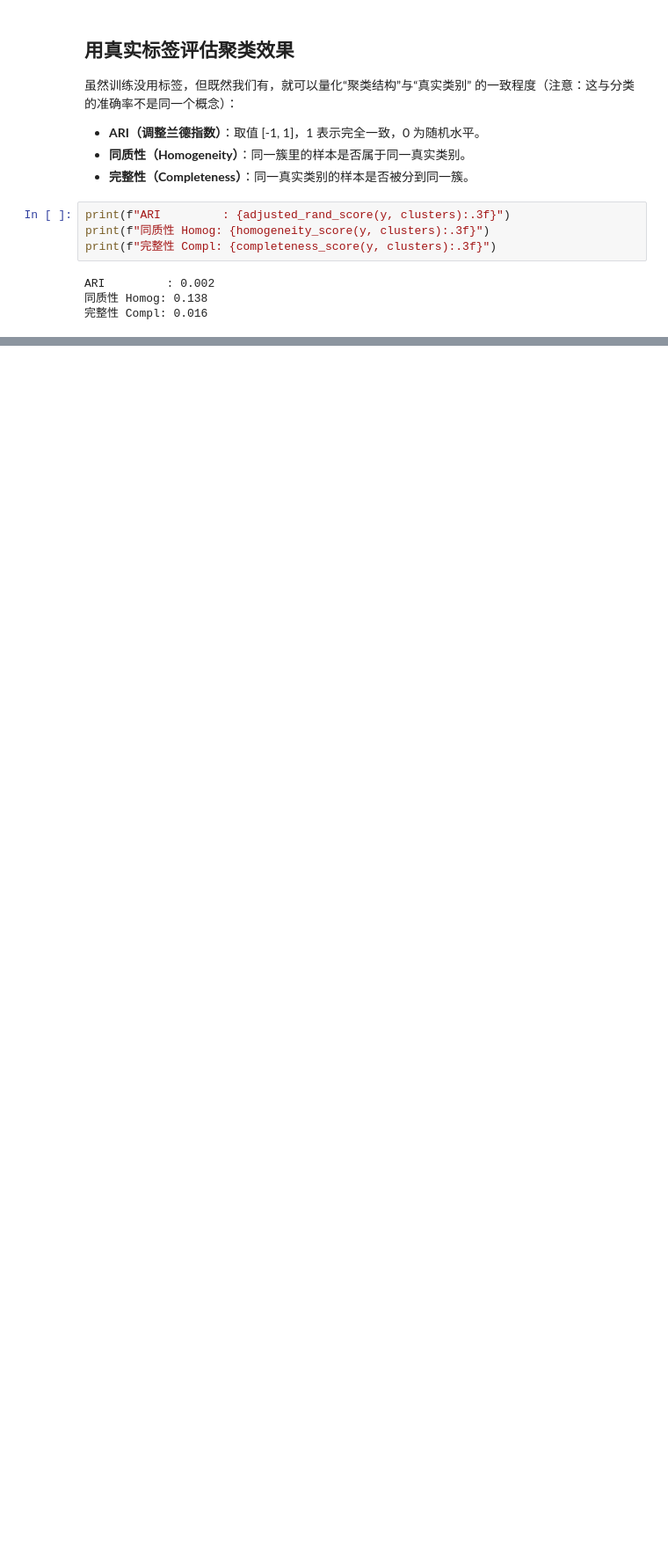
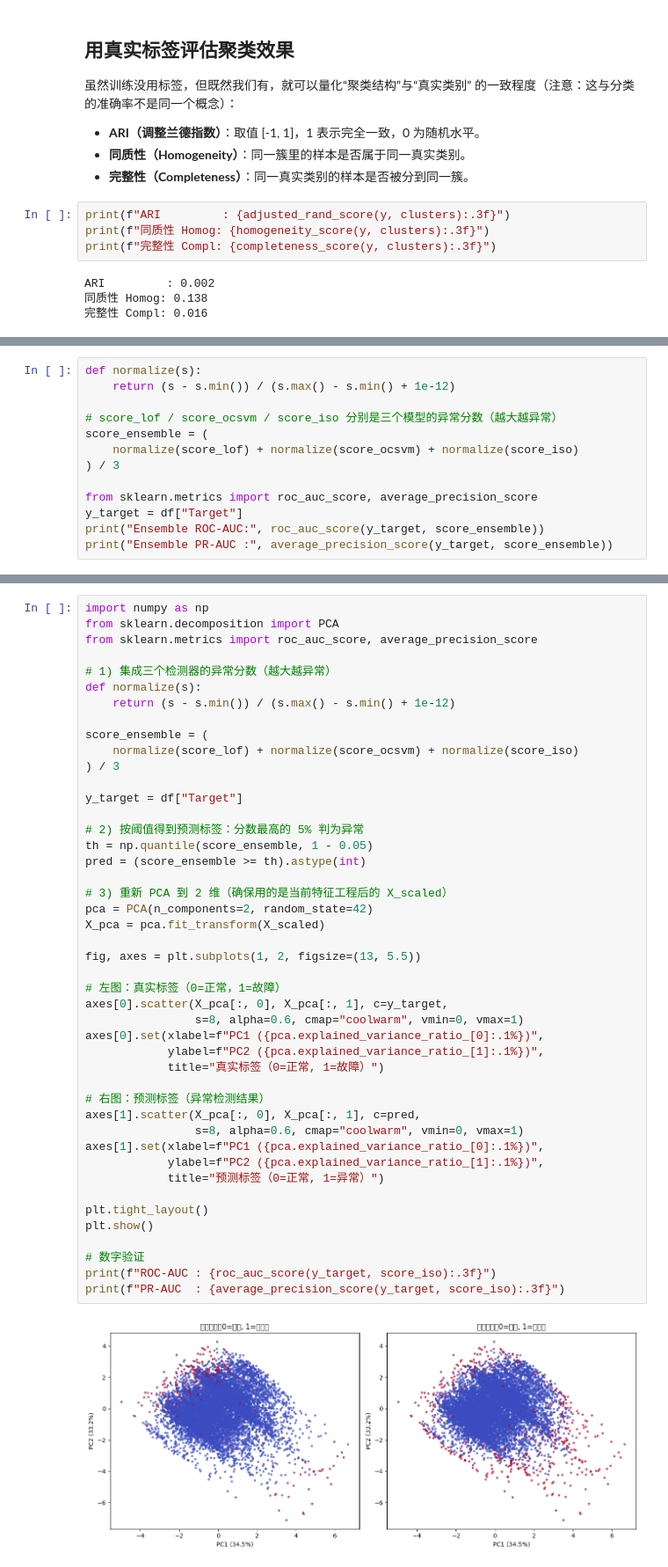
Before and after one commit to Ahao6666/MachineLearning_Notes, a Jupyter notebook: Python Guidance/day76-90/predictive_maintenance_Unsupervised.ipynb, the cells around one changed output, grey strips where cells are left out. Shown at 88% size. Cells and saved outputs as stored; diff of their text form; blank space fills up the shorter version.

```diff
--- a/Python Guidance/day76-90/predictive_maintenance_Unsupervised.ipynb
+++ b/Python Guidance/day76-90/predictive_maintenance_Unsupervised.ipynb
@@ -167,0 +311,13 @@ Tool Wear Failure         0.200  0.378  0.000  0.000  0.133  0.289
+# %%
+def normalize(s):
+    return (s - s.min()) / (s.max() - s.min() + 1e-12)
+
+# score_lof / score_ocsvm / score_iso 分别是三个模型的异常分数（越大越异常）
+score_ensemble = (
+    normalize(score_lof) + normalize(score_ocsvm) + normalize(score_iso)
+) / 3
+
+from sklearn.metrics import roc_auc_score, average_precision_score
+y_target = df["Target"]
+print("Ensemble ROC-AUC:", roc_auc_score(y_target, score_ensemble))
+print("Ensemble PR-AUC :", average_precision_score(y_target, score_ensemble))
@@ -167,0 +327,47 @@ Tool Wear Failure         0.200  0.378  0.000  0.000  0.133  0.289
+# %%
+import numpy as np
+from sklearn.decomposition import PCA
+from sklearn.metrics import roc_auc_score, average_precision_score
+
+# 1) 集成三个检测器的异常分数（越大越异常）
+def normalize(s):
+    return (s - s.min()) / (s.max() - s.min() + 1e-12)
+
+score_ensemble = (
+    normalize(score_lof) + normalize(score_ocsvm) + normalize(score_iso)
+) / 3
+
+y_target = df["Target"]
+
+# 2) 按阈值得到预测标签：分数最高的 5% 判为异常
+th = np.quantile(score_ensemble, 1 - 0.05)
+pred = (score_ensemble >= th).astype(int)
+
+# 3) 重新 PCA 到 2 维（确保用的是当前特征工程后的 X_scaled）
+pca = PCA(n_components=2, random_state=42)
+X_pca = pca.fit_transform(X_scaled)
+
+fig, axes = plt.subplots(1, 2, figsize=(13, 5.5))
+
+# 左图：真实标签（0=正常，1=故障）
+axes[0].scatter(X_pca[:, 0], X_pca[:, 1], c=y_target,
+                s=8, alpha=0.6, cmap="coolwarm", vmin=0, vmax=1)
+axes[0].set(xlabel=f"PC1 ({pca.explained_variance_ratio_[0]:.1%})",
+            ylabel=f"PC2 ({pca.explained_variance_ratio_[1]:.1%})",
+            title="真实标签（0=正常, 1=故障）")
+
+# 右图：预测标签（异常检测结果）
+axes[1].scatter(X_pca[:, 0], X_pca[:, 1], c=pred,
+                s=8, alpha=0.6, cmap="coolwarm", vmin=0, vmax=1)
+axes[1].set(xlabel=f"PC1 ({pca.explained_variance_ratio_[0]:.1%})",
+            ylabel=f"PC2 ({pca.explained_variance_ratio_[1]:.1%})",
+            title="预测标签（0=正常, 1=异常）")
+
+plt.tight_layout()
+plt.show()
+
+# 数字验证
+print(f"ROC-AUC : {roc_auc_score(y_target, score_iso):.3f}")
+print(f"PR-AUC  : {average_precision_score(y_target, score_iso):.3f}")
+# %% [output]
+[figure, added]
```
Also changed, not shown: parts of 20 cells of this notebook, 3 other files.
